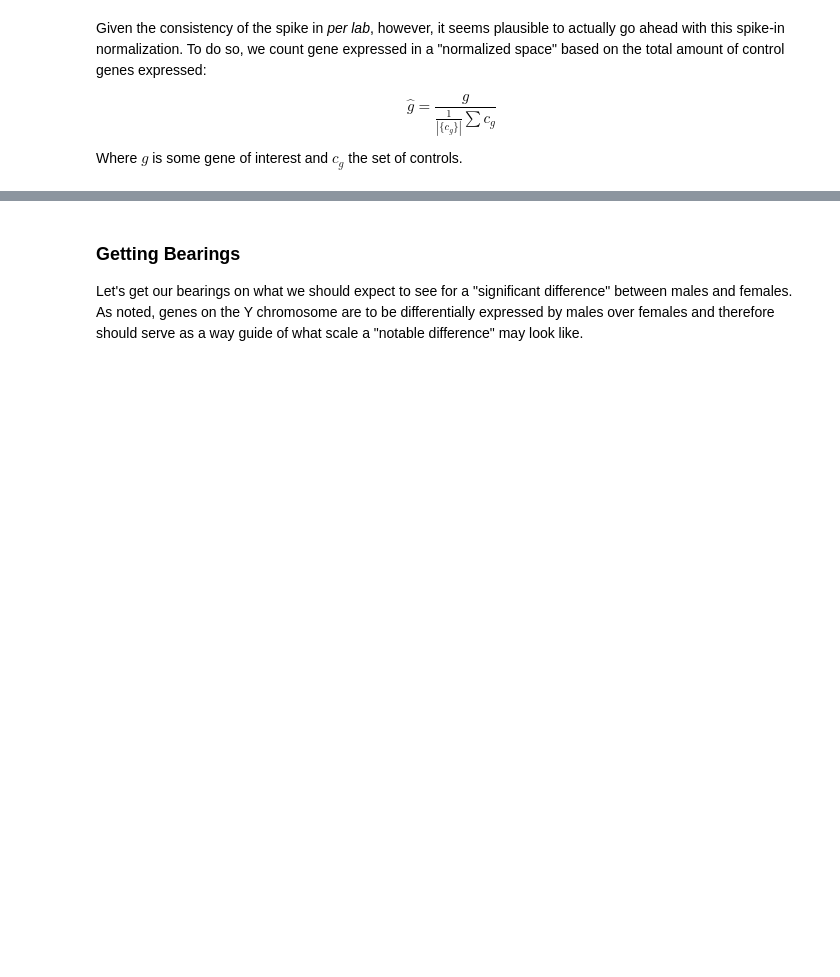
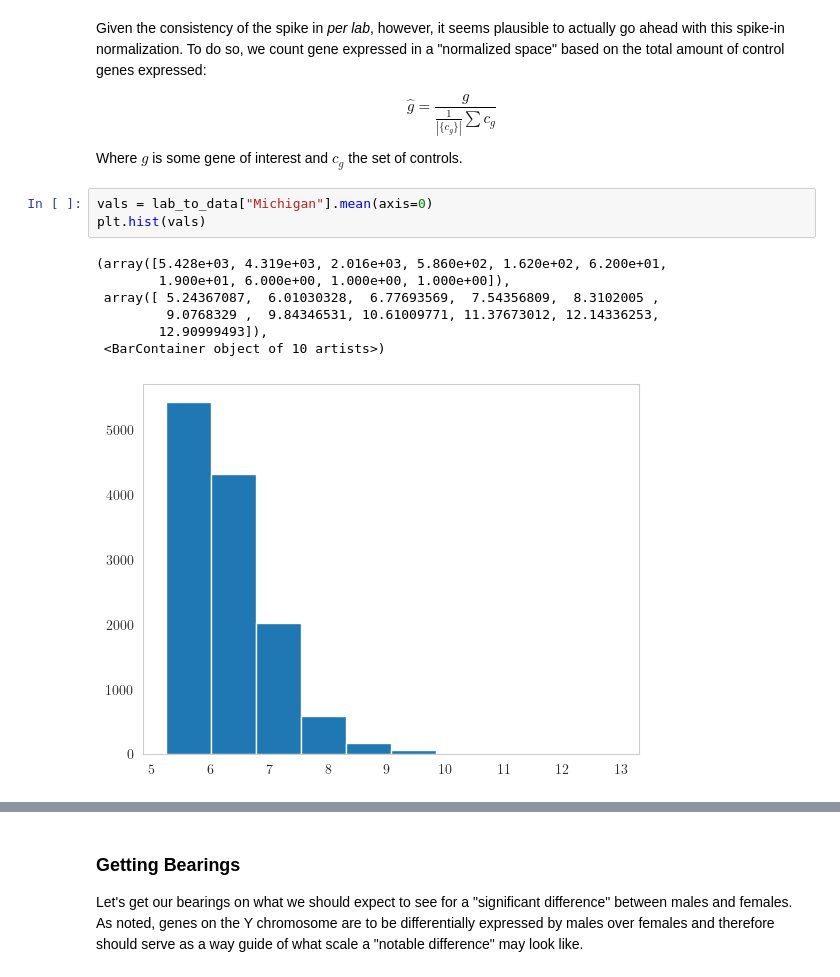
Before and after one commit to yashpatel5400/stats604-project2, a Jupyter notebook: yash.ipynb, the cells around one changed output, grey strips where cells are left out. Cells and saved outputs as stored; diff of their text form; blank space fills up the shorter version.

```diff
--- a/yash.ipynb
+++ b/yash.ipynb
@@ -114,6 +130,17 @@ Given the consistency of the spike in *per lab*, however, it seems plausible to
 $$ \widehat{g} = \frac{g}{\frac{1}{|\{c_g\}|} \sum {c_g}} $$
 
 Where $g$ is some gene of interest and $c_g$ the set of controls.
+# %%
+vals = lab_to_data["Michigan"].mean(axis=0)
+plt.hist(vals)
+# %% [output]
+(array([5.428e+03, 4.319e+03, 2.016e+03, 5.860e+02, 1.620e+02, 6.200e+01,
+        1.900e+01, 6.000e+00, 1.000e+00, 1.000e+00]),
+ array([ 5.24367087,  6.01030328,  6.77693569,  7.54356809,  8.3102005 ,
+         9.0768329 ,  9.84346531, 10.61009771, 11.37673012, 12.14336253,
+        12.90999493]),
+ <BarContainer object of 10 artists>)
+[figure, added]
 # %%
 lab_to_normalized_data = {}
 for lab in lab_names:
```
Also changed, not shown: parts of 8 cells of this notebook.
